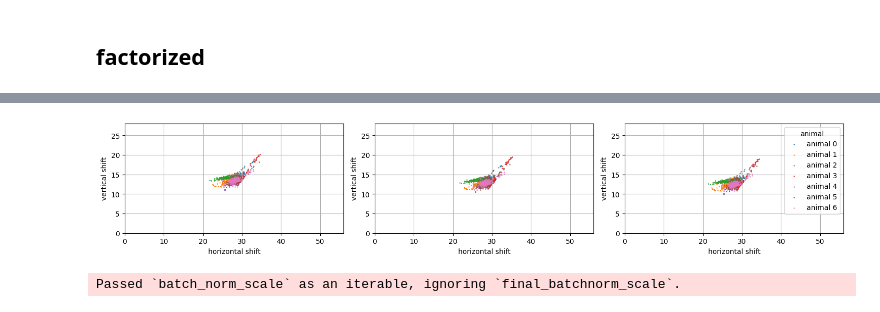
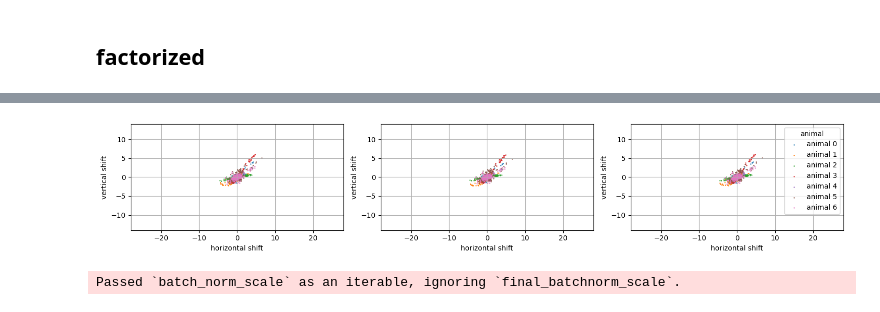
Before and after one commit to NathanSoeding/sensorium, a Jupyter notebook: small_readout_vectors/debug_factorized.ipynb, the cells around one changed output, grey strips where cells are left out. Drawn from its saved outputs; the diff is of its cells as text; code cells hidden in the pictures.

```diff
--- a/small_readout_vectors/debug_factorized.ipynb
+++ b/small_readout_vectors/debug_factorized.ipynb
@@ -337,10 +335,15 @@ factorized_paths_old = [
 #     'runs/factorized/fourier96_gaussian_epoch_cp_2x2shift_seed42/model_weights.pth',
 #     'runs/factorized/fourier96_gaussian_epoch_cp_2x2shift_seed123/model_weights.pth',
 # ]
+# factorized_paths = [
+#     'runs/factorized/discretized96_retinotopy_shifter_seed0/model_weights.pth',
+#     'runs/factorized/discretized96_retinotopy_shifter_seed42/model_weights.pth',
+#     'runs/factorized/discretized96_retinotopy_shifter_seed123/model_weights.pth',
+# ]
 factorized_paths = [
-    'runs/factorized/discretized96_retinotopy_shifter_seed0/model_weights.pth',
-    'runs/factorized/discretized96_retinotopy_shifter_seed42/model_weights.pth',
-    'runs/factorized/discretized96_retinotopy_shifter_seed123/model_weights.pth',
+    'runs/factorized/full_gaussian_seed0/model_weights.pth',
+    'runs/factorized/full_gaussian_seed42/model_weights.pth',
+    'runs/factorized/full_gaussian_seed123/model_weights.pth',
 ]
 # %%
 monitor_locs = []
@@ -1219,8 +1348,8 @@ for path in factorized_paths:
 
         grid = torch.stack([x_avg, y_avg], dim=1)
         grid_mean = grid.mean(dim=0, keepdim=True, dtype=torch.float32)
-        grid_centered = grid - grid_mean
-        # grid_centered = grid
+        # grid_centered = grid - grid_mean
+        grid_centered = grid
 
         batch_num = 0
 
@@ -1235,7 +1364,7 @@ for path in factorized_paths:
             shift[:, 0] = (shift[:, 0]) / 2 * w  # rescale to from [-1, 1] to [0, w]
             shift[:, 1] = (shift[:, 1]) / 2 * h  # rescale to from [-1, 1] to [0, h]
 
-            shift = -shift + grid_mean
+            shift = -shift# + grid_mean
             shifts_batches.append(shift)
             pupils_batches.append(pupil.cpu())
 
@@ -1272,27 +1443,27 @@ plt.tight_layout()
 # %%
 fig, axs = plt.subplots(1, 3, figsize=(15, 4))
 
 for i in range(3):
     for j in range(7):
         axs[i].scatter(factorized_shifts[i][j][:, 0], factorized_shifts[i][j][:, 1], s=.5, label=f'animal {j}')
-    axs[i].set_xlim(0, w)
-    axs[i].set_ylim(0, h)
-    # axs[i].set_xlim(-w/2, w/2)
-    # axs[i].set_ylim(-h/2, h/2)
+    # axs[i].set_xlim(0, w)
+    # axs[i].set_ylim(0, h)
+    axs[i].set_xlim(-w/2, w/2)
+    axs[i].set_ylim(-h/2, h/2)
 
     axs[i].set_xlabel('horizontal shift')
     axs[i].set_ylabel('vertical shift')
     axs[i].set_aspect('equal')
     axs[i].grid()
 
 plt.legend(title='animal')
 plt.tight_layout()
 plt.show()
 
 # for shift, key in zip(shifts, data_keys):
 #     plt.scatter(shift[:, 0], shift[:, 1], s=.5, label=key)
 # %% [output]
-[figure, old version]
+[figure, new version]
 # %%
 model = stacked_core_full_gauss_readout(dataloaders, random_seed, **factorized_model_config)
 model.load_state_dict(torch.load(factorized_paths[0]))
```
Also changed, not shown: parts of 8 cells of this notebook, 2 other files.
